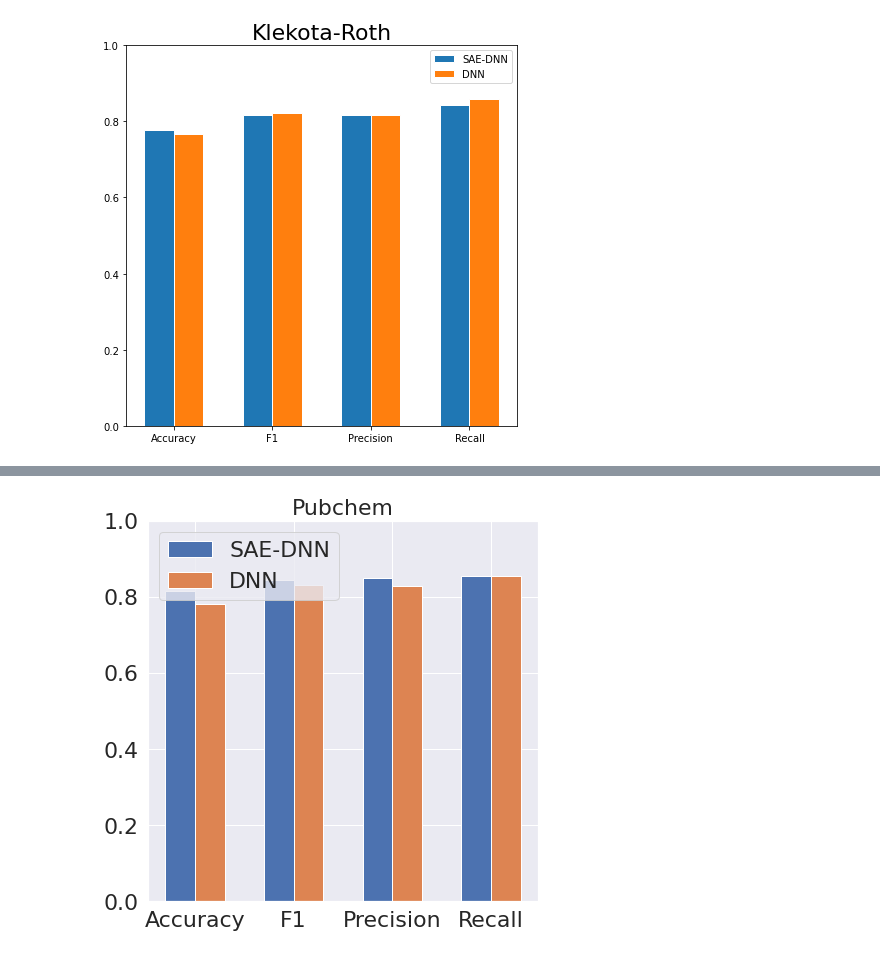
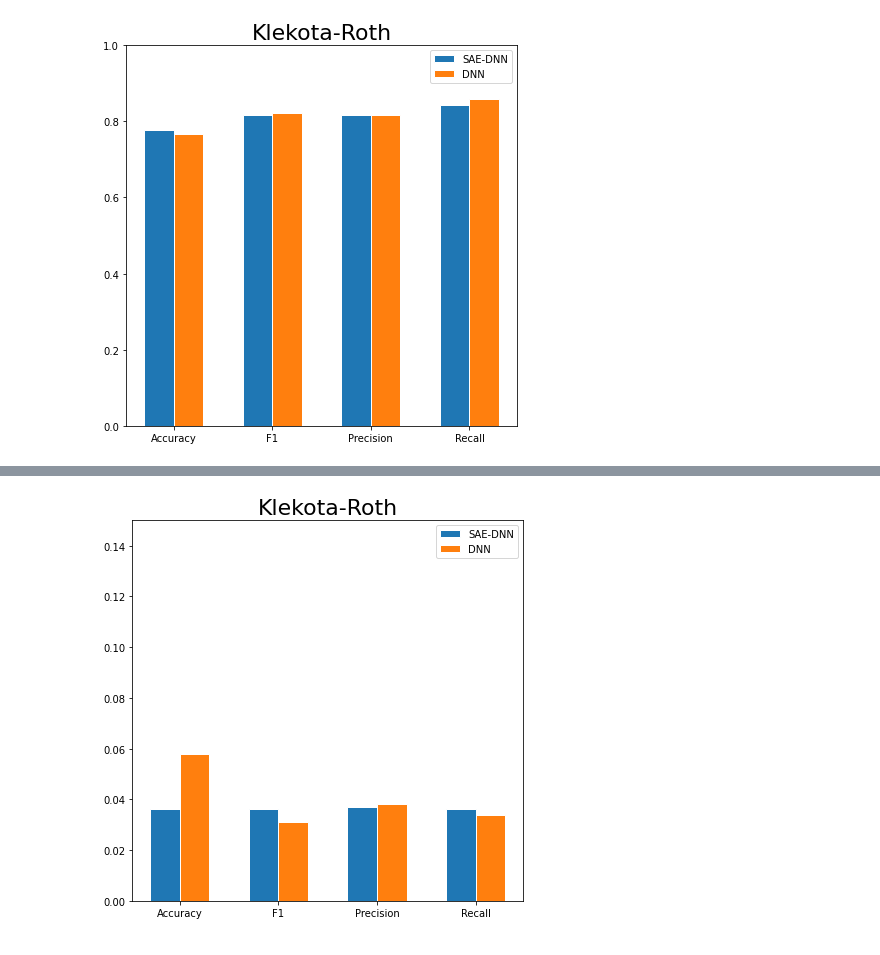
Before and after one commit to fadilrisdian/skripsi-fadil, a Jupyter notebook: 4. Visualize.ipynb, the cells around one changed output, grey strips where cells are left out. Cells and saved outputs as stored; diff of their text form; code cells hidden in the pictures.

```diff
--- a/4. Visualize.ipynb
+++ b/4. Visualize.ipynb
@@ -248,7 +248,8 @@ def visual(sad_dnn, dnn, judul):
     ax1.set_xticks([r + (barWidth * 1) for r in range(len(sae_dnn_score))], )
     ax1.set_xticklabels(labels)
 #     ax1.set_ylabel('Score', fontweight='bold')
-    ax1.set_ylim(0, 1)
+    # ganti ini buat limit normal atau std
+    ax1.set_ylim(0, 0.15)
 
     ## Create legend & title
     ax1.set_title(judul, fontsize=22, fontweight=None)
@@ -282,4 +271,7 @@ Recall       : 0.84729±0.009
 # %%
-
-klekota_saednn = [0.77904, 0.82595, 0.82601, 0.85364]
+# pubchem
+pubchem_saednn = [0.81614, 0.84447, 0.84918, 0.85562]
+pubchem_dnn = [0.78103, 0.83206, 0.82968, 0.85382]
+pubchem_saednn_std = [0.036, 0.036, 0.037, 0.036]
+pubchem_dnn_std = [0.058, 0.031, 0.038, 0.034]
 # %%
@@ -292,4 +282,0 @@ visual(klekota_saednn, klekota_dnn, 'Klekota-Roth')
-# %%
-visual(pubchem_saednn, pubchem_dnn, 'Pubchem')
-# %% [output]
-[figure, removed]
@@ -295,0 +289,4 @@ visual(pubchem_saednn, pubchem_dnn, 'Pubchem')
+# %%
+visual(pubchem_saednn_std, pubchem_dnn_std, 'Klekota-Roth')
+# %% [output]
+[figure, added]
```
Also changed, not shown: parts of 7 cells of this notebook, 3 other files.
